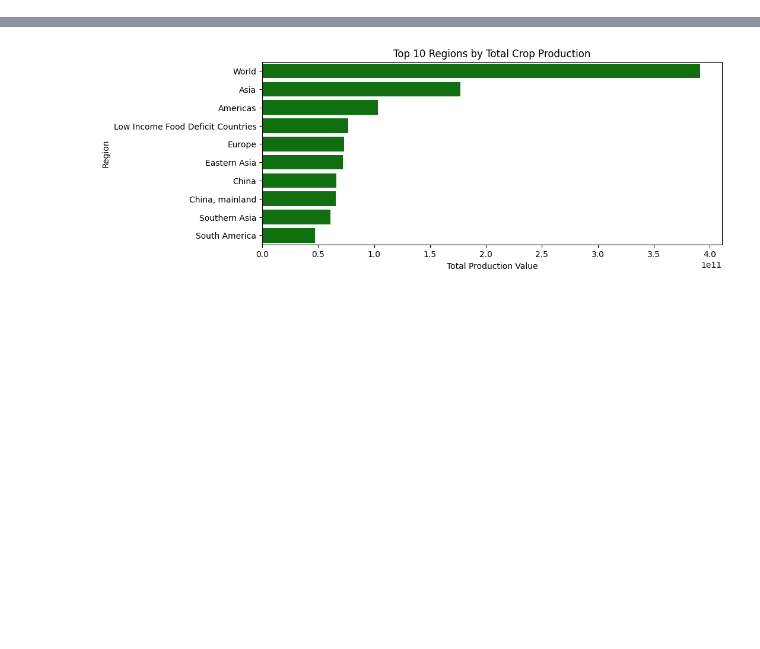
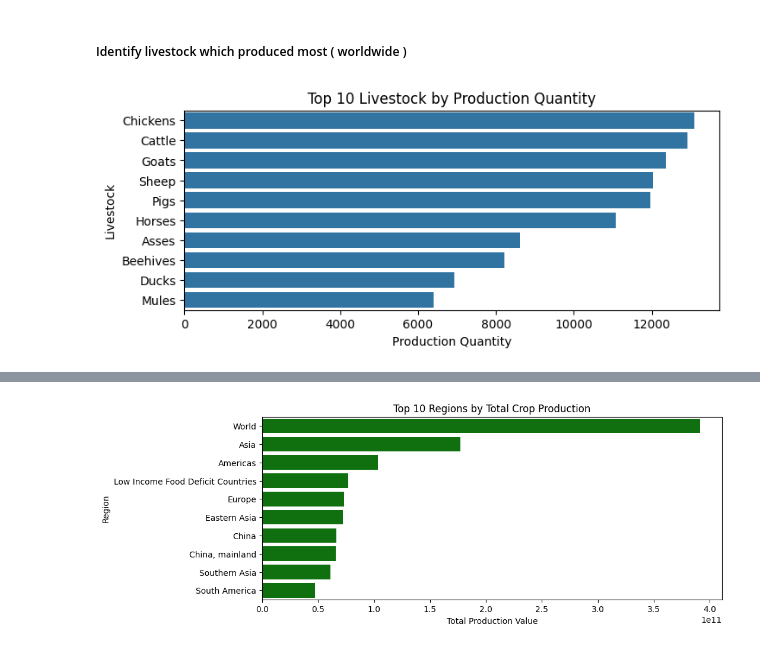
Before and after one commit to nehay24/CSCN8030_Food_Bank_Analysis, a Jupyter notebook: Food_Bank_Analysis.ipynb, the cells around one changed output, grey strips where cells are left out. Drawn from its saved outputs; the diff is of its cells as text; code cells hidden in the pictures; blank space fills up the shorter version.

```diff
--- a/Food_Bank_Analysis.ipynb
+++ b/Food_Bank_Analysis.ipynb
@@ -59,0 +93,15 @@ plt.show()
+# %% [markdown]
+##### Identify livestock which produced most ( worldwide )
+# %%
+# Top livestock
+top_livestock = live_df_cleaned['Item'].value_counts().head(10)
+livestock_trend = live_df_cleaned.groupby('Year')['Value'].sum() # Trend of livestock stocks over the years
+
+plt.figure(figsize=(8, 3)) # Top livestock by frequency
+sns.barplot(x=top_livestock.values, y=top_livestock.index)
+plt.title("Top 10 Livestock by Production Quantity")
+plt.xlabel("Production Quantity")
+plt.ylabel("Livestock")
+plt.show()
+# %% [output]
+[figure, added]
```
Also changed, not shown: parts of 20 cells of this notebook, 2 other files.
